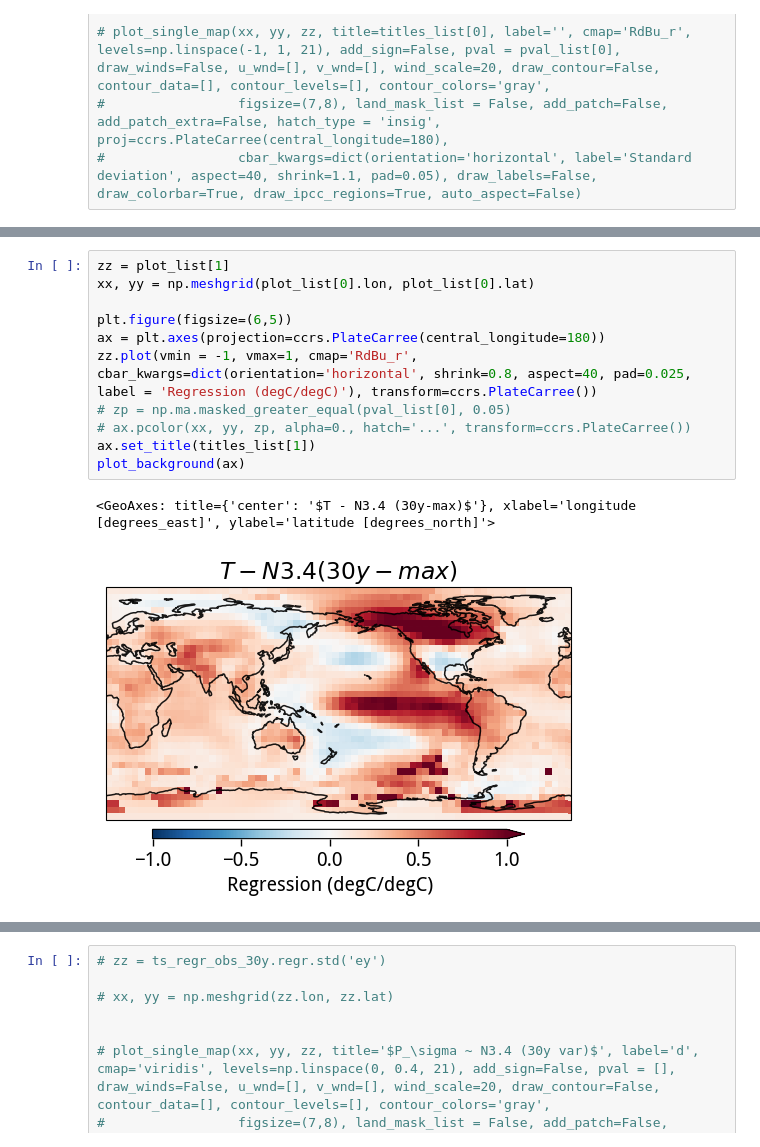
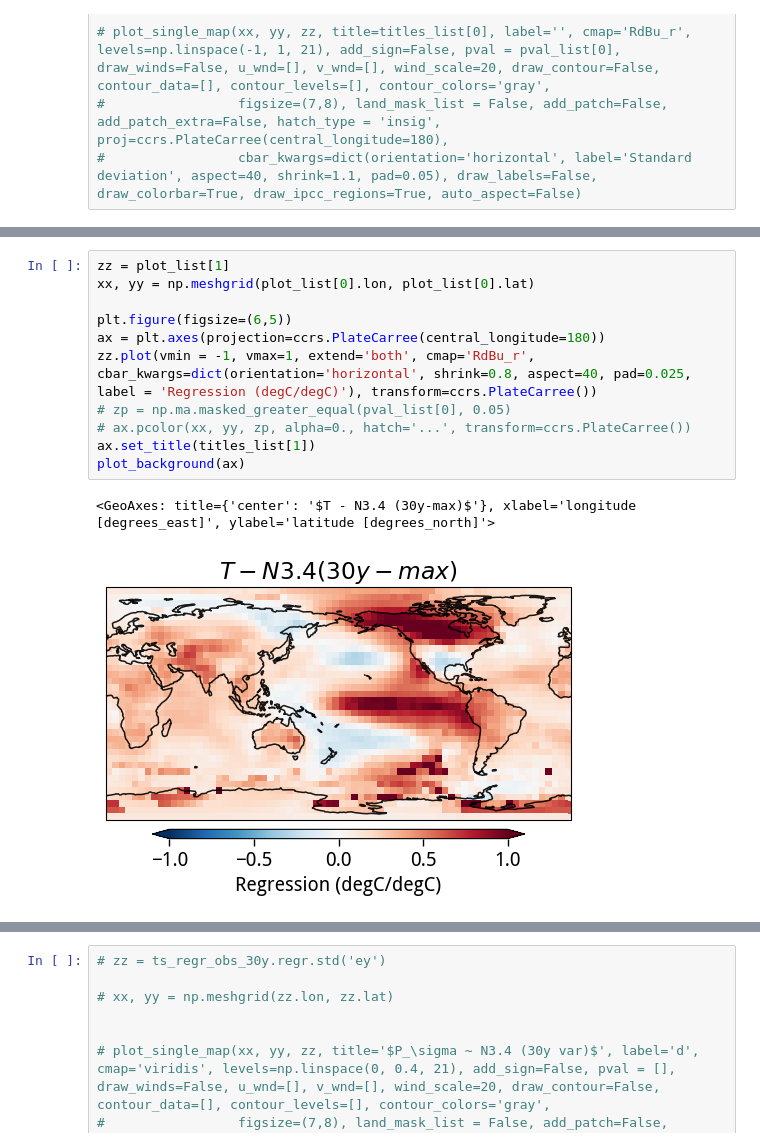
Before and after one commit to adisen99/enso_teleconnection_robustness, a Jupyter notebook: 02_plotting_obs_modulation.ipynb, the cells around one changed output, grey strips where cells are left out. Cells and saved outputs as stored; diff of their text form.

Commit message:
checkpoint: new plots for teleconnection and composite changes

```diff
--- a/02_plotting_obs_modulation.ipynb
+++ b/02_plotting_obs_modulation.ipynb
@@ -571,17 +488,17 @@ plot_background(ax)
 # %%
 zz = plot_list[1]
 xx, yy = np.meshgrid(plot_list[0].lon, plot_list[0].lat)
 
 plt.figure(figsize=(6,5))
 ax = plt.axes(projection=ccrs.PlateCarree(central_longitude=180))
-zz.plot(vmin = -1, vmax=1, cmap='RdBu_r', cbar_kwargs=dict(orientation='horizontal', shrink=0.8, aspect=40, pad=0.025, label = 'Regression (degC/degC)'), transform=ccrs.PlateCarree())
+zz.plot(vmin = -1, vmax=1, extend='both', cmap='RdBu_r', cbar_kwargs=dict(orientation='horizontal', shrink=0.8, aspect=40, pad=0.025, label = 'Regression (degC/degC)'), transform=ccrs.PlateCarree())
 # zp = np.ma.masked_greater_equal(pval_list[0], 0.05)
 # ax.pcolor(xx, yy, zp, alpha=0., hatch='...', transform=ccrs.PlateCarree())
 ax.set_title(titles_list[1])
 plot_background(ax)
 # %% [output]
 <GeoAxes: title={'center': '$T - N3.4 (30y-max)$'}, xlabel='longitude [degrees_east]', ylabel='latitude [degrees_north]'>
-[figure, old version]
+[figure, new version]
 # %%
 zz = plot_list[2]
 xx, yy = np.meshgrid(plot_list[0].lon, plot_list[0].lat)
```
Also changed, not shown: parts of 96 cells of this notebook, 8 other files.
